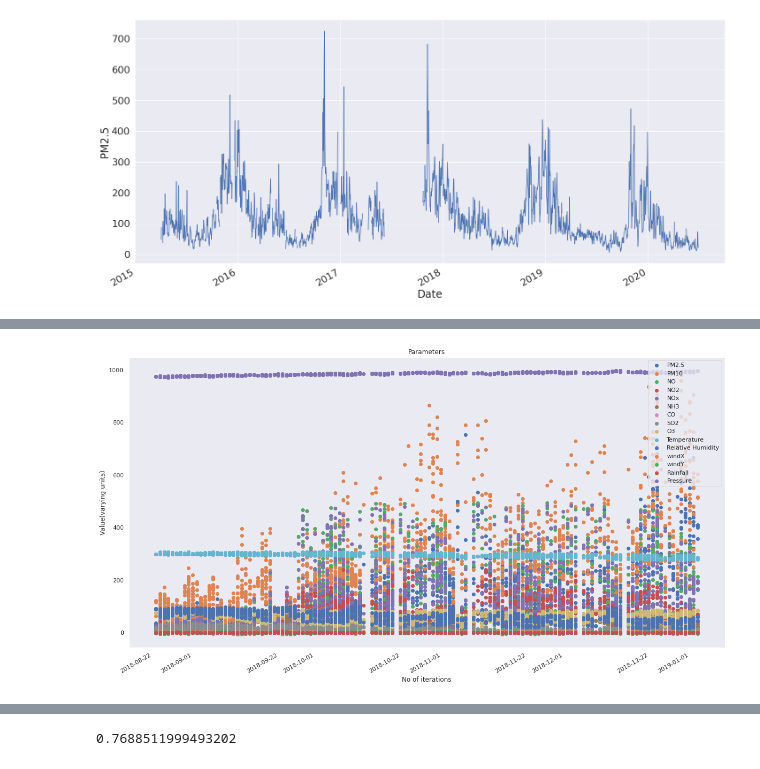
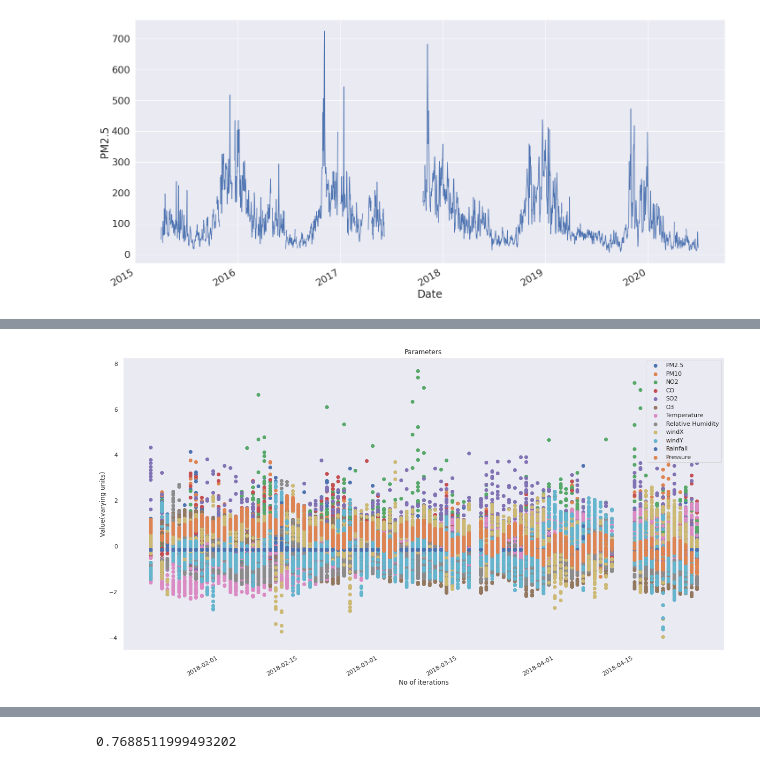
Before and after one commit to gupta-anmol/air-quality-prediction, a Jupyter notebook: main.ipynb, the cells around one changed output, grey strips where cells are left out. Cells and saved outputs as stored; diff of their text form; code cells hidden in the pictures.

Commit message:
interpolationNormalizationDone

```diff
--- a/main.ipynb
+++ b/main.ipynb
@@ -250,8 +250,11 @@ g = sns.relplot(x="Date", y="PM2.5", kind="line", data=dateDF,height=10,aspect=2
 g.fig.autofmt_xdate()
 # %% [output]
 [figure]
+# %%
+#scaling features normalization
+dfpol = df.interpolate(method='linear', limit=5)
+cop = dfpol.copy()
 # %%
-cop = df.copy()
 cop.drop('Benzene', axis=1, inplace=True)
 cop.drop('Toluene',axis=1, inplace=True)
 cop.drop('Xylene', axis=1,inplace=True)
@@ -259,6 +262,7 @@ cop.drop('AQI_Bucket',axis=1,inplace=True)
 cop.drop('Datetime',axis=1,inplace=True)
 cop.drop('StationId',axis=1,inplace=True)
 cop.drop('Time',axis=1,inplace=True)
+cop.drop('Short-wave irradiation',axis=1,inplace=True)
 # cop.drop('Date',axis=1,inplace=True)
 # cop.drop('AQI_bucket',inpace=True)
 cop.dropna(inplace=True)
@@ -273,5 +277,5 @@ dfcolumns = pd.DataFrame(X.columns)
 featureScores = pd.concat([dfcolumns,dfscores],axis=1)
 featureScores.columns = ['Specs','Score']  #naming the dataframe columns
 print(featureScores.nlargest(15,'Score'))  #print 10 best features
-cop[:1]
+len(cop)
 # %% [output]
@@ -295,0 +299,34 @@ cop[:1]
+# %%
+#Normalization of Data
+cop['Year'] = cop['Year'].astype(int)
+cop['Hour'] = cop['Hour'].astype(int)
+normalCop = cop.copy()
+avg,std = {},{}
+for i in cop.columns:
+    if(i in ['Date']):
+        continue
+    avg[i] = cop[i].mean()
+    std[i] = cop[i].std()
+    normalCop[i] = (normalCop[i] - avg[i]) / std[i]
+normalCop
+
+attrplt = ['PM2.5','PM10','NO','NO2','NOx','NH3','CO','SO2','O3','Temperature','Relative Humidity','windX','windY','Rainfall','Pressure']
+avg=normalCop.mean(skipna=True)
+mn = normalCop.min(skipna=True)
+mx = normalCop.max(skipna=True)
+std = normalCop.std(skipna=True)
+skew = normalCop.skew(skipna=True)
+kurtosis = normalCop.kurtosis(skipna=True)
+# data=[['Name','Mean','Min','Max','Std.','Skew','Kurtosis']]
+data=[]
+for  i in range(len(attrplt)):
+    data.append([])
+    data[i].append(attrplt[i])
+    data[i].append(avg[attrplt[i]])
+    data[i].append(mn[attrplt[i]])
+    data[i].append(mx[attrplt[i]])
+    data[i].append(std[attrplt[i]])
+    data[i].append(skew[attrplt[i]])
+    data[i].append(kurtosis[attrplt[i]])
+stats=pd.DataFrame(data,columns=['Name','Mean','Min','Max','Std.','Skew','Kurtosis'])
+stats
@@ -296,15 +357,15 @@ cop[:1]
 # %%
-cropped = cop[15000:17000]
+cropped = normalCop[15000:17000]
 cropped
 fig, ax = plt.subplots(1,1,figsize=(20,10))
 
 ax.set(xlabel='No of iterations', ylabel='Value(varying units)', title='Parameters')
 for i in attrplt:
     ax.scatter(cropped['Date'],cropped[i],label=i)
 ax.grid()
 plt.legend()
 plt.setp(ax.get_xticklabels(), rotation=30, horizontalalignment='right')
 plt.show()
 # %% [output]
-[figure, old version]
+[figure, new version]
 # %%
```
Also changed, not shown: parts of 4 cells of this notebook.
